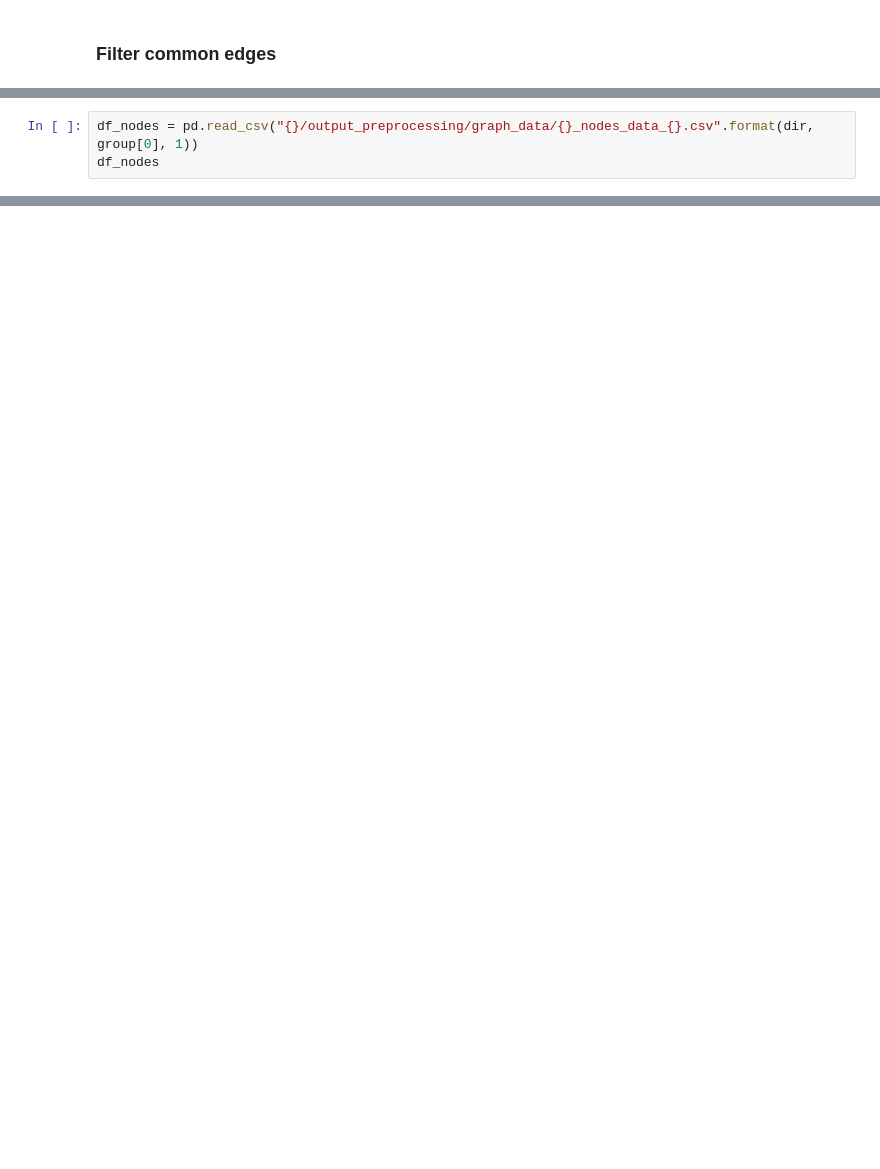
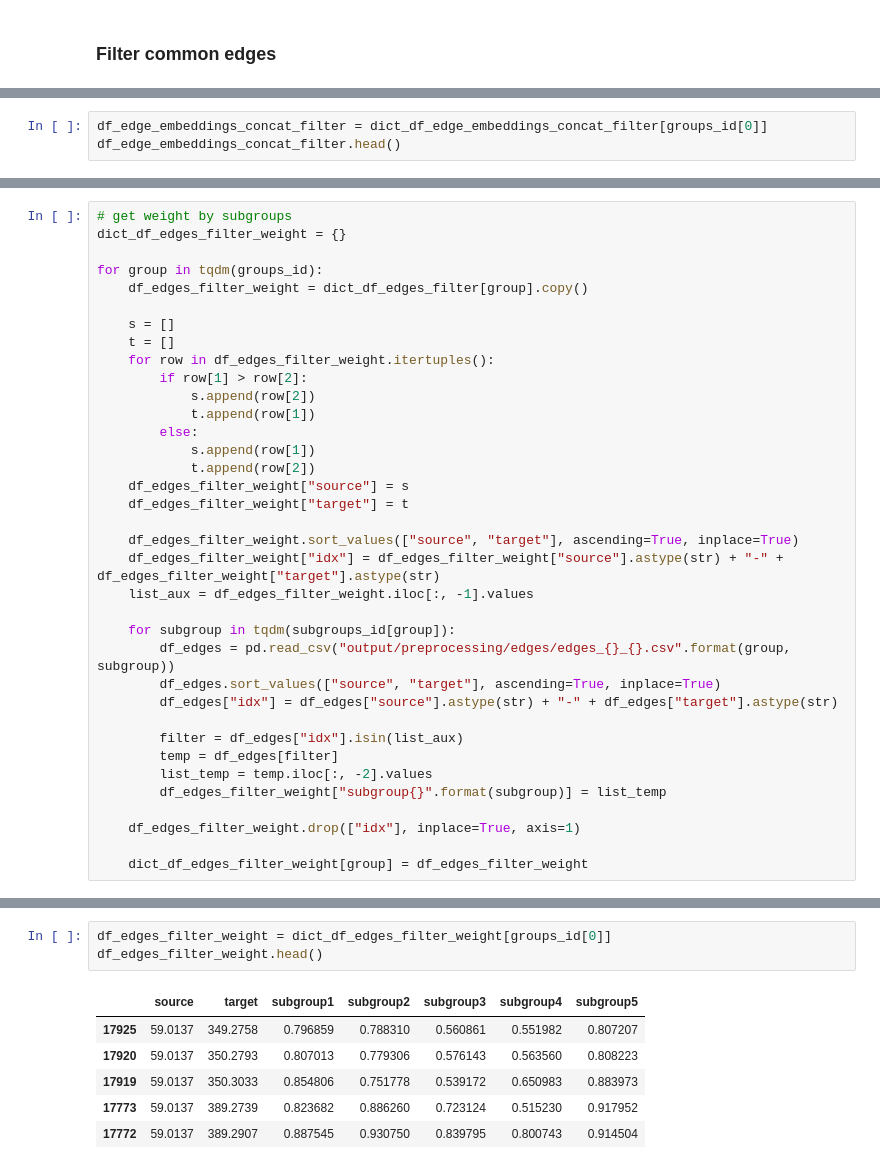
Before and after one commit to win7/GNN_Unsupervised, a Jupyter notebook: processing.ipynb, the cells around one changed output, grey strips where cells are left out. Drawn from its saved outputs; the diff is of its cells as text; blank space fills up the shorter version.

```diff
--- a/processing.ipynb
+++ b/processing.ipynb
@@ -296,3 +197,0 @@ time: 2.72 s (started: 2023-05-22 09:51:33 -05:00)
-# %%
-df_nodes = pd.read_csv("{}/output_preprocessing/graph_data/{}_nodes_data_{}.csv".format(dir, group[0], 1))
-df_nodes
@@ -763,0 +220,3 @@ time: 752 ms (started: 2023-05-21 14:37:34 -05:00)
+# %%
+df_edge_embeddings_concat_filter = dict_df_edge_embeddings_concat_filter[groups_id[0]]
+df_edge_embeddings_concat_filter.head()
@@ -763,0 +260,36 @@ time: 752 ms (started: 2023-05-21 14:37:34 -05:00)
+# %%
+# get weight by subgroups
+dict_df_edges_filter_weight = {}
+
+for group in tqdm(groups_id):
+    df_edges_filter_weight = dict_df_edges_filter[group].copy()
+
+    s = []
+    t = []
+    for row in df_edges_filter_weight.itertuples():
+        if row[1] > row[2]:
+            s.append(row[2])
+            t.append(row[1])
+        else:
+            s.append(row[1])
+            t.append(row[2])
+    df_edges_filter_weight["source"] = s
+    df_edges_filter_weight["target"] = t
+
+    df_edges_filter_weight.sort_values(["source", "target"], ascending=True, inplace=True)
+    df_edges_filter_weight["idx"] = df_edges_filter_weight["source"].astype(str) + "-" + df_edges_filter_weight["target"].astype(str)
+    list_aux = df_edges_filter_weight.iloc[:, -1].values
+
+    for subgroup in tqdm(subgroups_id[group]):
+        df_edges = pd.read_csv("output/preprocessing/edges/edges_{}_{}.csv".format(group, subgroup))
+        df_edges.sort_values(["source", "target"], ascending=True, inplace=True)
+        df_edges["idx"] = df_edges["source"].astype(str) + "-" + df_edges["target"].astype(str)
+
+        filter = df_edges["idx"].isin(list_aux)
+        temp = df_edges[filter]
+        list_temp = temp.iloc[:, -2].values
+        df_edges_filter_weight["subgroup{}".format(subgroup)] = list_temp
+
+    df_edges_filter_weight.drop(["idx"], inplace=True, axis=1)
+
+    dict_df_edges_filter_weight[group] = df_edges_filter_weight
@@ -763,0 +298,10 @@ time: 752 ms (started: 2023-05-21 14:37:34 -05:00)
+# %%
+df_edges_filter_weight = dict_df_edges_filter_weight[groups_id[0]]
+df_edges_filter_weight.head()
+# %% [output]
+|  | source | target | subgroup1 | subgroup2 | subgroup3 | subgroup4 | subgroup5 |
+| 17925 | 59.0137 | 349.2758 | 0.796859 | 0.788310 | 0.560861 | 0.551982 | 0.807207 |
+| 17920 | 59.0137 | 350.2793 | 0.807013 | 0.779306 | 0.576143 | 0.563560 | 0.808223 |
+| 17919 | 59.0137 | 350.3033 | 0.854806 | 0.751778 | 0.539172 | 0.650983 | 0.883973 |
+| 17773 | 59.0137 | 389.2739 | 0.823682 | 0.886260 | 0.723124 | 0.515230 | 0.917952 |
+| 17772 | 59.0137 | 389.2907 | 0.887545 | 0.930750 | 0.839795 | 0.800743 | 0.914504 |
```
Also changed, not shown: parts of 61 cells of this notebook, 8 other files.
